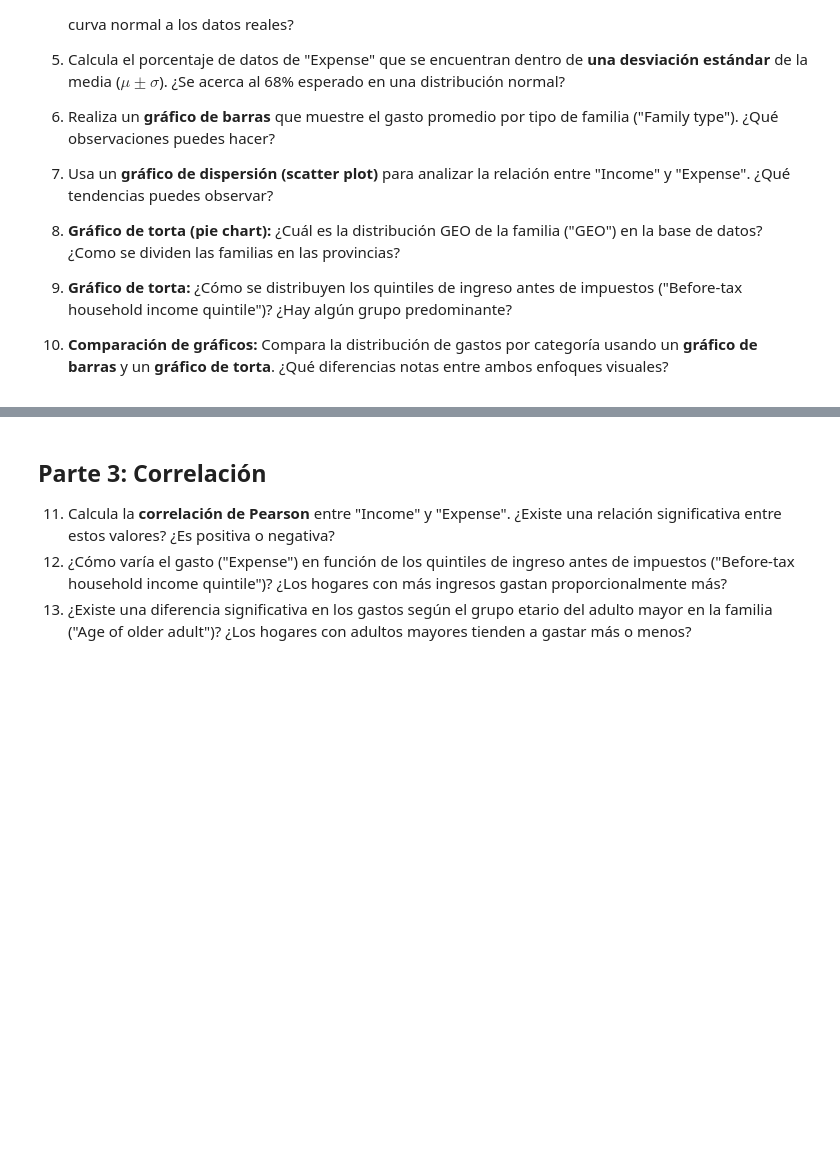
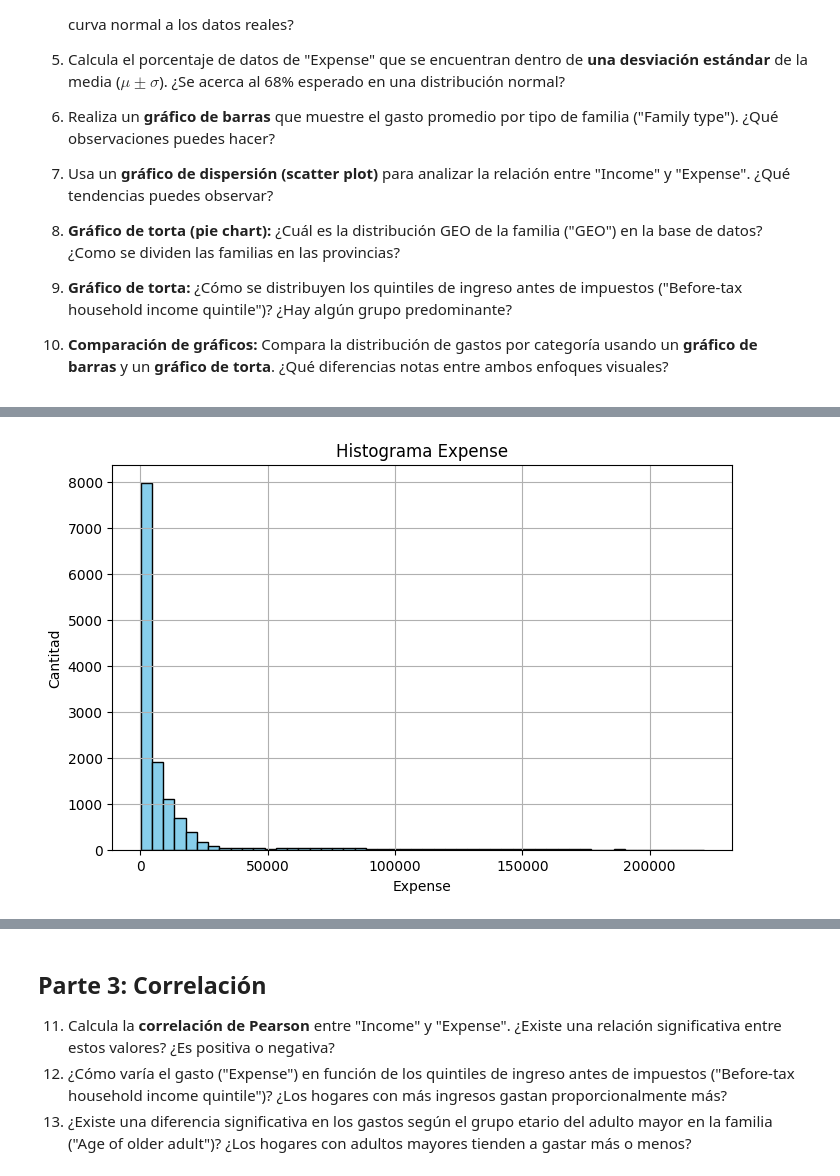
Before and after one commit to FelipeScanda/Mineria-de-Datos, a Jupyter notebook: Tarea 1/Tarea 1 Mineria de Datos, Felipe Scanda.ipynb, the cells around one changed output, grey strips where cells are left out. Saved outputs shown, nothing was run; the diff lists cells and outputs as text; code cells hidden in the pictures; blank space fills up the shorter version.

```diff
--- a/Tarea 1/Tarea 1 Mineria de Datos, Felipe Scanda.ipynb
+++ b/Tarea 1/Tarea 1 Mineria de Datos, Felipe Scanda.ipynb
@@ -304,0 +309,12 @@ Luego de utilizar las funciones de pandas, podemos ver que hay un total de 17 ti
+# %%
+#Histograma de la distribución de "Expense"
+plt.figure(figsize=(8, 5))
+df['Expense'].plot(kind='hist', bins=50, edgecolor='black', color='skyblue')
+
+plt.title('Histograma Expense')
+plt.xlabel('Expense')
+plt.ylabel('Cantitad')
+plt.grid(True)
+plt.show()
+# %% [output]
+[figure, added]
```
Also changed, not shown: parts of 7 cells of this notebook.
